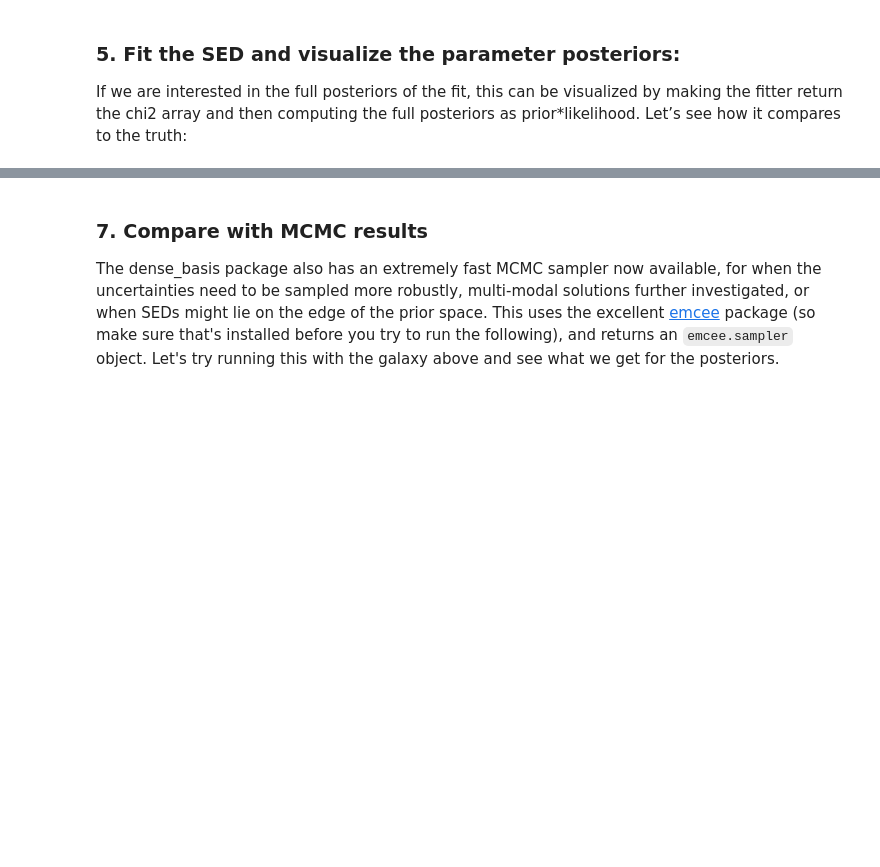
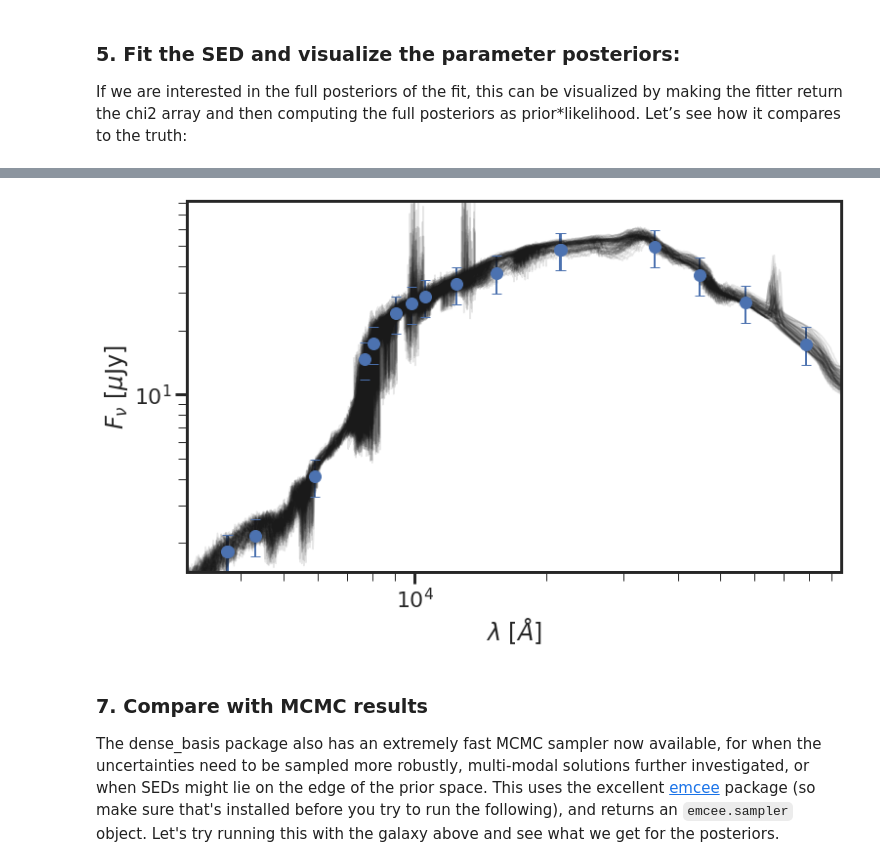
Before and after one commit to kartheikiyer/dense_basis, a Jupyter notebook: docs/tutorials/getting_started.ipynb, the cells around one changed output, grey strips where cells are left out. Cells and saved outputs as stored; diff of their text form; code cells hidden in the pictures; blank space fills up the shorter version.

```diff
--- a/docs/tutorials/getting_started.ipynb
+++ b/docs/tutorials/getting_started.ipynb
@@ -119,3 +142,9 @@ db.plot_SFH_posterior(chi2_array, norm_fac, obs_sed, atlas,
+# %%
+centers_goods_s = np.array([3734,3722,4317,5918,7693,8047,9055,9851,10550,12486,15370,21605,21463,35508,44960,57245,78840])
+sedfit.plot_posterior_spec(centers_goods_s, priors)
+plt.show()
+# %% [output]
+[figure, added]
 # %% [markdown]
 ### 7. Compare with MCMC results
 
```
Also changed, not shown: parts of 14 cells of this notebook, 8 other files.
